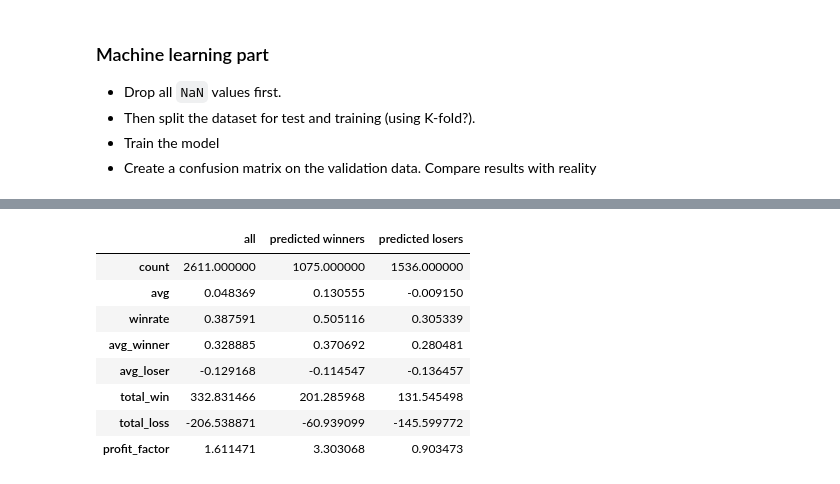
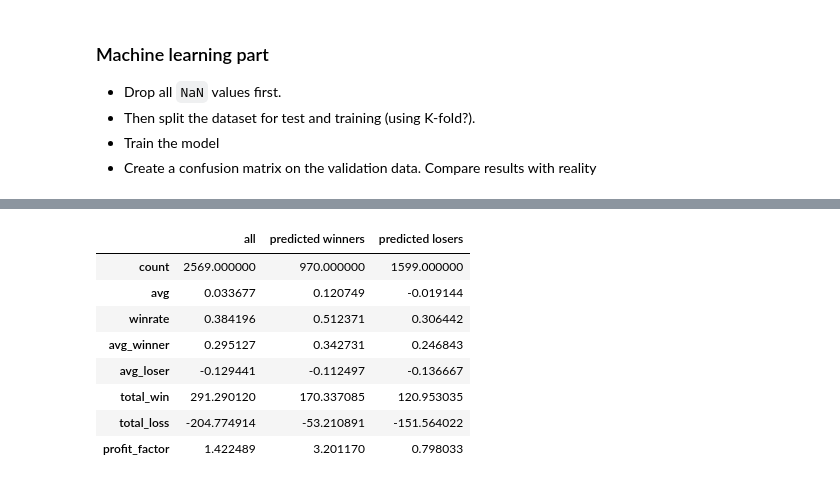
Before and after one commit to karatekaneen/stocky-ml, a Jupyter notebook: stockytrades.ipynb, the cells around one changed output, grey strips where cells are left out. Cells and saved outputs as stored; diff of their text form; code cells hidden in the pictures.

```diff
--- a/stockytrades.ipynb
+++ b/stockytrades.ipynb
@@ -310,6 +360,8 @@ X = train_data.drop(columns=['result', 'label'], axis=1).values
 y = train_data['label'].values
 # %%
 # K-fold
-num_folds = 5
+num_folds = 7
 # Define the k-fold cross-validator
 kfold = KFold(n_splits=num_folds)
+
+print(df.columns.values.tolist())
@@ -316,22 +370,20 @@ kfold = KFold(n_splits=num_folds)
 # %%
 # Normalize input data
 scaler = StandardScaler()
-# X_train = scaler.fit_transform(X_train)
-# X_test = scaler.transform(X_test)
 
 # Define TensorFlow model
 model = tf.keras.Sequential([
     tf.keras.layers.Dense(128, activation='relu', input_shape=(X.shape[1],)),
     tf.keras.layers.BatchNormalization(),
-    tf.keras.layers.Dropout(0.2),
+    tf.keras.layers.Dropout(0.3),
     tf.keras.layers.Dense(64, activation='relu'),
     tf.keras.layers.BatchNormalization(),
-    tf.keras.layers.Dropout(0.2),
+    tf.keras.layers.Dropout(0.3),
     tf.keras.layers.Dense(32, activation='relu'),
-    tf.keras.layers.BatchNormalization(),
-    tf.keras.layers.Dropout(0.2),
-    tf.keras.layers.Dense(16, activation='relu'),
-    tf.keras.layers.BatchNormalization(),
+    # tf.keras.layers.BatchNormalization(),
+    # tf.keras.layers.Dropout(0.5),
+    # tf.keras.layers.Dense(32, activation='relu'),
+    # tf.keras.layers.BatchNormalization(),
     # tf.keras.layers.Dropout(0.5),
     tf.keras.layers.Dense(1, activation='sigmoid')
 ])
@@ -340,10 +392,10 @@ model = tf.keras.Sequential([
 model.compile(optimizer='adam', loss='binary_crossentropy', metrics=['accuracy'])
 # %%
 # Define early stopping callback
-early_stopping = EarlyStopping(monitor='val_loss', patience=30)
+early_stopping = EarlyStopping(monitor='val_loss', patience=15)
 
 # Define learning rate scheduler callback
-lr_scheduler = ReduceLROnPlateau(monitor='val_loss', patience=10, factor=0.5)
+lr_scheduler = ReduceLROnPlateau(monitor='val_loss', patience=5, factor=0.25)
 
 # Calculate class weights based on occurrence since the base strategy loses more often we want to equalize the weights
 class_weights = compute_class_weight('balanced', np.unique(y), y)
@@ -364,10 +416,11 @@ for train_index, val_index in kfold.split(X):
     model.fit(X_train_fold_scaled,
               y_train_fold,
               epochs=1000,
-              batch_size=32,
+              batch_size=16,
               validation_data=(X_val_fold_scaled, y_val_fold),
               callbacks=[lr_scheduler, early_stopping],
               class_weight=class_weights_dict
             )
+    print("hello")
 # %% [output]
 Epoch 1/1000
@@ -423,22 +476,22 @@ def summarize(df, name):
 # %%
 res = validation_data[['result', 'label']].copy()
 res['pred'] = y_pred
 
 threshold = 0.5
 
 all_trades = summarize(res, "all")
-pred_winners = summarize(res[res['pred'] >= threshold], "predicted winners")
-pred_losers = summarize(res[res['pred'] < threshold], "predicted losers")
+pred_winners = summarize(res[res['pred'] > threshold], "predicted winners")
+pred_losers = summarize(res[res['pred'] <= threshold], "predicted losers")
 
 
 pd.concat([all_trades, pred_winners, pred_losers,], axis=1)
 # %% [output]
 |  | all | predicted winners | predicted losers |
-| count | 2611.000000 | 1075.000000 | 1536.000000 |
-| avg | 0.048369 | 0.130555 | -0.009150 |
-| winrate | 0.387591 | 0.505116 | 0.305339 |
-| avg_winner | 0.328885 | 0.370692 | 0.280481 |
-| avg_loser | -0.129168 | -0.114547 | -0.136457 |
-| total_win | 332.831466 | 201.285968 | 131.545498 |
-| total_loss | -206.538871 | -60.939099 | -145.599772 |
-| profit_factor | 1.611471 | 3.303068 | 0.903473 |
+| count | 2569.000000 | 970.000000 | 1599.000000 |
+| avg | 0.033677 | 0.120749 | -0.019144 |
+| winrate | 0.384196 | 0.512371 | 0.306442 |
+| avg_winner | 0.295127 | 0.342731 | 0.246843 |
+| avg_loser | -0.129441 | -0.112497 | -0.136667 |
+| total_win | 291.290120 | 170.337085 | 120.953035 |
+| total_loss | -204.774914 | -53.210891 | -151.564022 |
+| profit_factor | 1.422489 | 3.201170 | 0.798033 |
```
Also changed, not shown: parts of 19 cells of this notebook.
